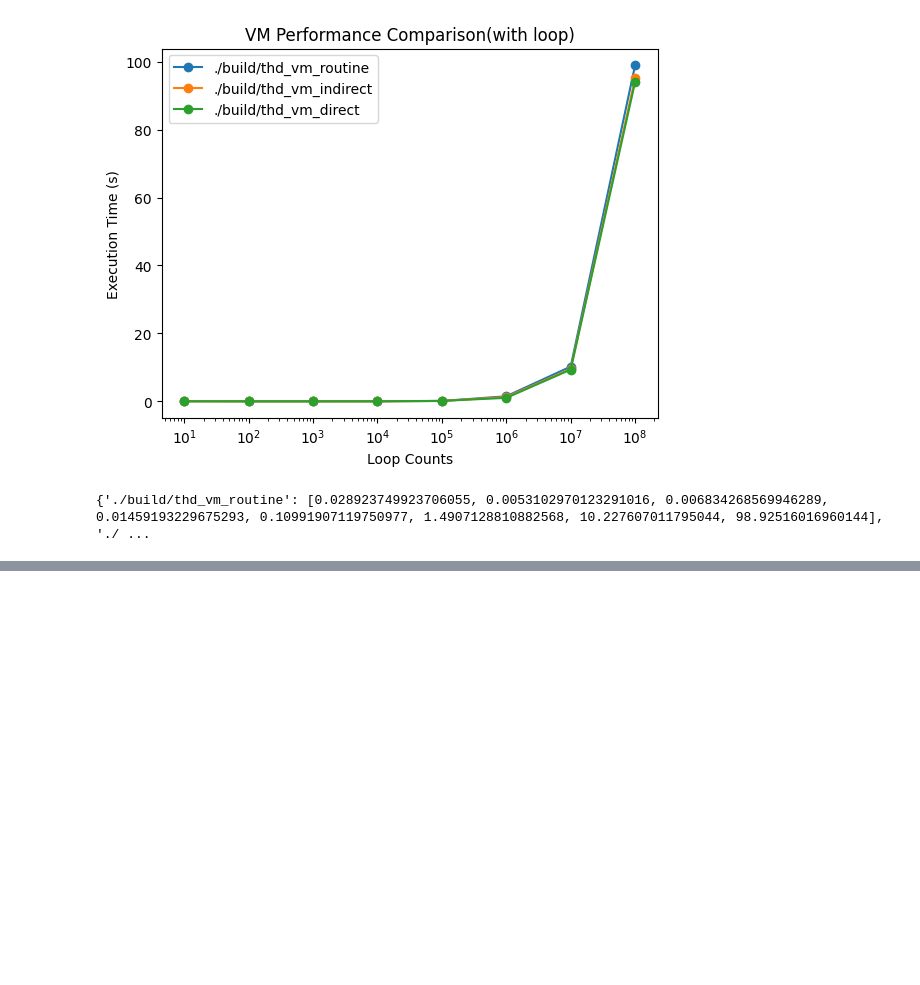
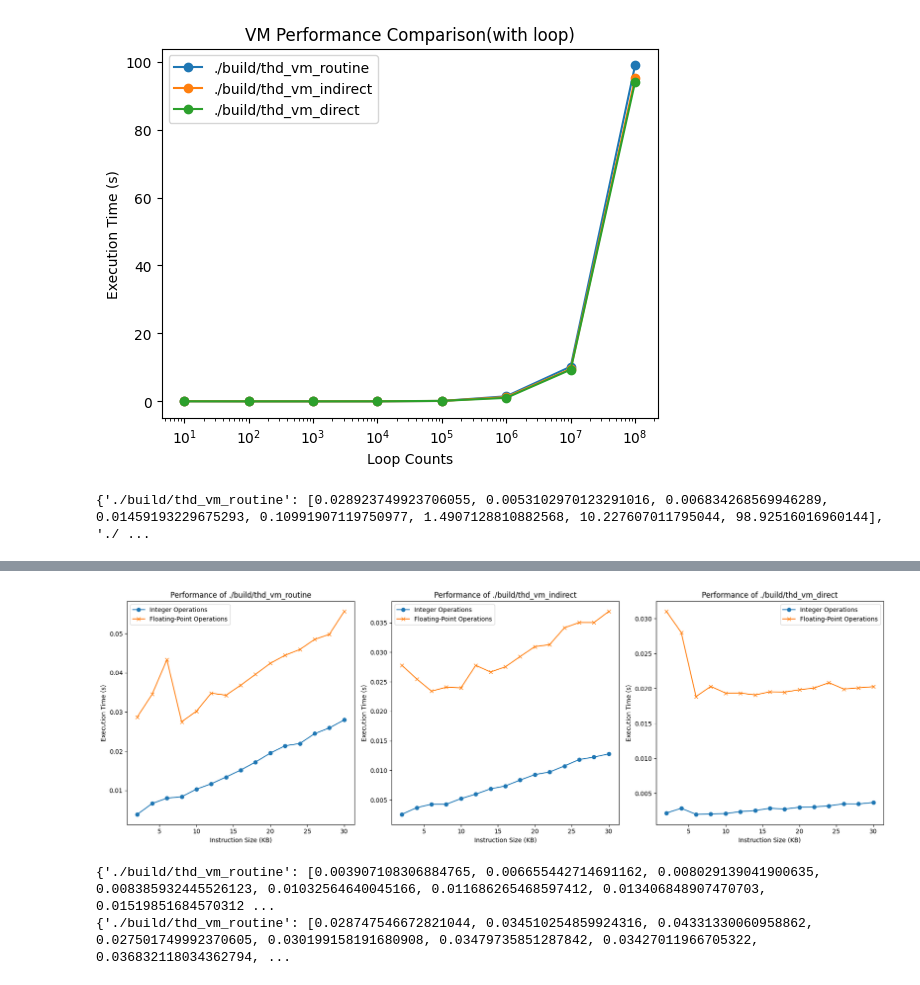
Before and after one commit to Jacksadventure/FuzzingVM, a Jupyter notebook: benchmark.ipynb, the cells around one changed output, grey strips where cells are left out. Cells and saved outputs as stored; diff of their text form; code cells hidden in the pictures; blank space fills up the shorter version.

Commit message:
update benchmark

```diff
--- a/benchmark.ipynb
+++ b/benchmark.ipynb
@@ -162,0 +85,45 @@ plt.show()
+# %%
+execution_times_int = {vm: [] for vm in vm_programs}
+execution_times_fp = {vm: [] for vm in vm_programs}
+# %%
+def run_benchmark(vm_code, vm_program):
+    repeat_times = []
+    for _ in range(num_repeats):
+        cp.binary(vm_code)
+        process = subprocess.Popen([vm_program, "program.bin"], stdout=subprocess.PIPE, stderr=subprocess.PIPE)
+        start_time = time.time()
+        process.communicate()
+        end_time = time.time()
+        repeat_times.append(end_time - start_time)
+    return sum(repeat_times) / num_repeats
+
+for size_kb in sizes_kb:
+    num_instructions = (size_kb * 1024) // instruction_size
+    int_vm_code = "DT_IMMI,1," * num_instructions
+    int_vm_code = int_vm_code.rstrip(',')
+    fp_vm_code = "DT_FP_ADD,float_to_uint32(1.0)," * num_instructions
+    fp_vm_code = fp_vm_code.rstrip(',')
+
+    for vm_program in vm_programs:
+        execution_times_int[vm_program].append(run_benchmark(int_vm_code, vm_program))
+        execution_times_fp[vm_program].append(run_benchmark(fp_vm_code, vm_program))
+
+fig, axes = plt.subplots(1, 3, figsize=(18, 6))
+for i, vm_program in enumerate(vm_programs):
+    axes[i].plot(sizes_kb, execution_times_int[vm_program], marker='o', label='Integer Operations')
+    axes[i].plot(sizes_kb, execution_times_fp[vm_program], marker='x', label='Floating-Point Operations')
+    axes[i].set_xlabel('Instruction Size (KB)')
+    axes[i].set_ylabel('Execution Time (s)')
+    axes[i].set_title(f'Performance of {vm_program}')
+    axes[i].legend()
+
+plt.tight_layout()
+plt.show()
+# %% [output]
+[figure, added]
+# %%
+print(execution_times_int)
+print(execution_times_fp)
+# %% [output]
+{'./build/thd_vm_routine': [0.003907108306884765, 0.006655442714691162, 0.008029139041900635, 0.008385932445526123, 0.01032564640045166, 0.011686265468597412, 0.013406848907470703, 0.01519851684570312 ...
+{'./build/thd_vm_routine': [0.028747546672821044, 0.034510254859924316, 0.04331330060958862, 0.027501749992370605, 0.030199158191680908, 0.03479735851287842, 0.03427011966705322, 0.036832118034362794, ...
```
Also changed, not shown: parts of 11 cells of this notebook, 1 other file.
